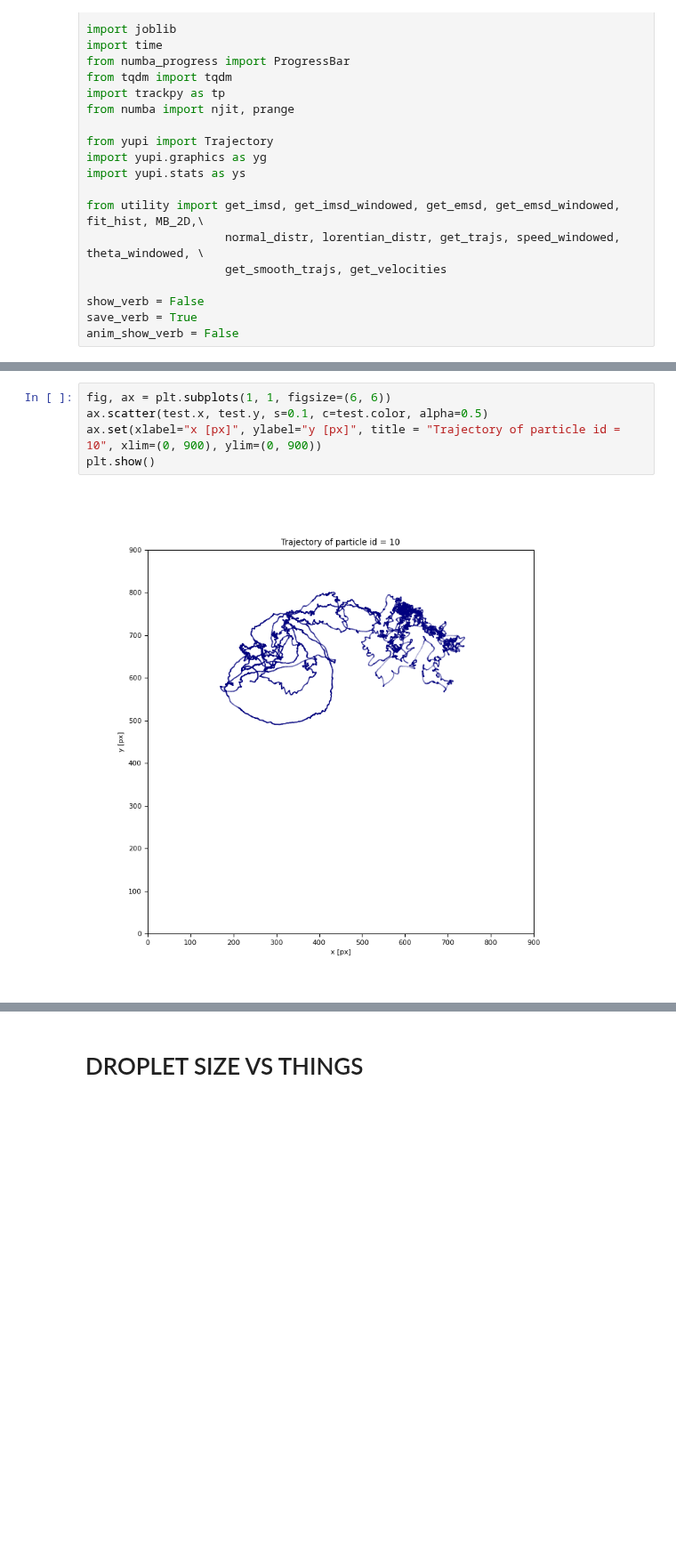
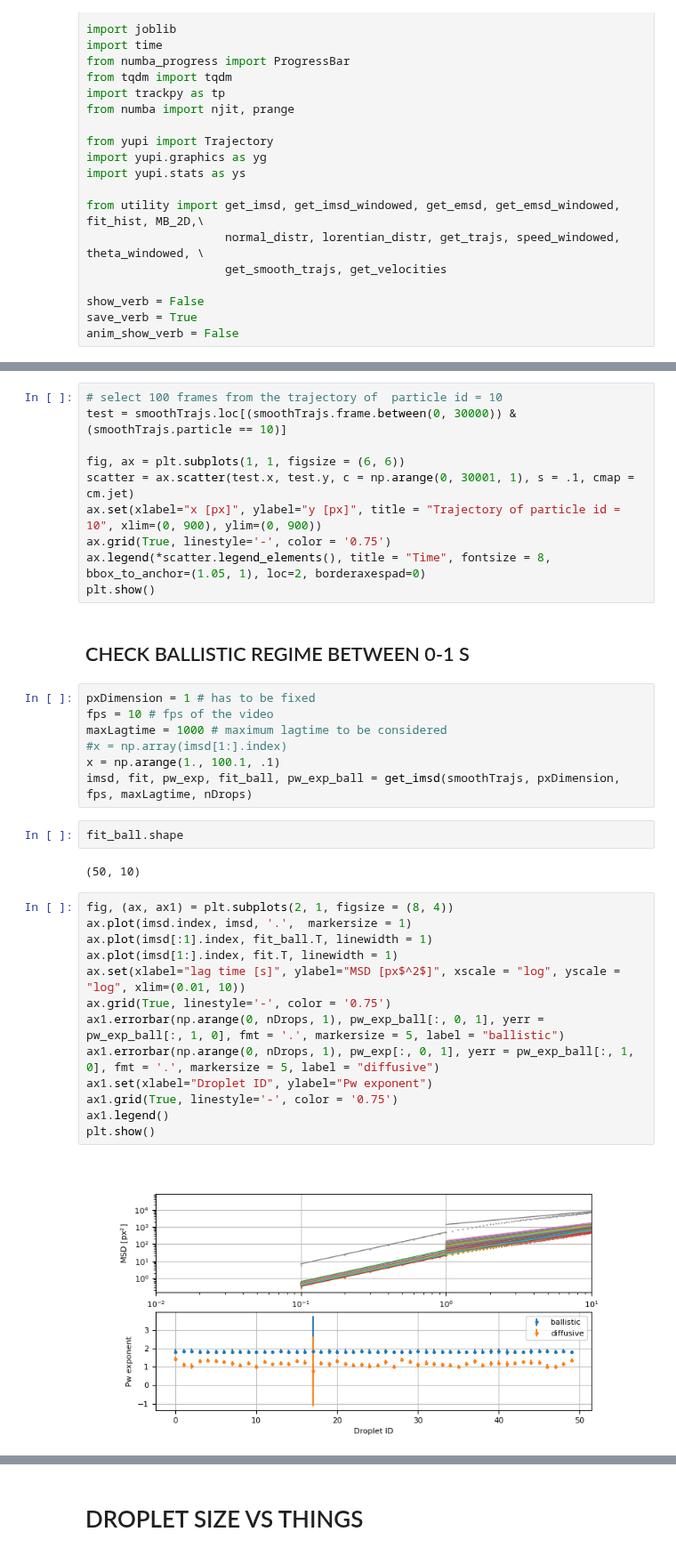
Before and after one commit to skandiz/MasterThesis, a Jupyter notebook: analysis/dev.ipynb, the cells around one changed output, grey strips where cells are left out. Shown at 89% size. Drawn from its saved outputs; the diff is of its cells as text; blank space fills up the shorter version.

```diff
--- a/analysis/dev.ipynb
+++ b/analysis/dev.ipynb
@@ -93,7 +92,38 @@ test = smoothTrajs.loc[(smoothTrajs.frame.between(0, 30000)) & (smoothTrajs.part
 # %%
-fig, ax = plt.subplots(1, 1, figsize=(6, 6))
-ax.scatter(test.x, test.y, s=0.1, c=test.color, alpha=0.5)
+# select 100 frames from the trajectory of  particle id = 10
+test = smoothTrajs.loc[(smoothTrajs.frame.between(0, 30000)) & (smoothTrajs.particle == 10)]
+
+fig, ax = plt.subplots(1, 1, figsize = (6, 6))
+scatter = ax.scatter(test.x, test.y, c = np.arange(0, 30001, 1), s = .1, cmap = cm.jet)
 ax.set(xlabel="x [px]", ylabel="y [px]", title = "Trajectory of particle id = 10", xlim=(0, 900), ylim=(0, 900))
+ax.grid(True, linestyle='-', color = '0.75')
+ax.legend(*scatter.legend_elements(), title = "Time", fontsize = 8, bbox_to_anchor=(1.05, 1), loc=2, borderaxespad=0)
 plt.show()
-# %% [output]
-[figure, removed]
+# %% [markdown]
+## CHECK BALLISTIC REGIME BETWEEN 0-1 S
+# %%
+pxDimension = 1 # has to be fixed
+fps = 10 # fps of the video
+maxLagtime = 1000 # maximum lagtime to be considered
+#x = np.array(imsd[1:].index)
+x = np.arange(1., 100.1, .1)
+imsd, fit, pw_exp, fit_ball, pw_exp_ball = get_imsd(smoothTrajs, pxDimension, fps, maxLagtime, nDrops)
+# %%
+fit_ball.shape
+# %% [output]
+(50, 10)
+# %%
+fig, (ax, ax1) = plt.subplots(2, 1, figsize = (8, 4))
+ax.plot(imsd.index, imsd, '.',  markersize = 1)
+ax.plot(imsd[:1].index, fit_ball.T, linewidth = 1)
+ax.plot(imsd[1:].index, fit.T, linewidth = 1)
+ax.set(xlabel="lag time [s]", ylabel="MSD [px$^2$]", xscale = "log", yscale = "log", xlim=(0.01, 10))
+ax.grid(True, linestyle='-', color = '0.75')
+ax1.errorbar(np.arange(0, nDrops, 1), pw_exp_ball[:, 0, 1], yerr = pw_exp_ball[:, 1, 0], fmt = '.', markersize = 5, label = "ballistic")
+ax1.errorbar(np.arange(0, nDrops, 1), pw_exp[:, 0, 1], yerr = pw_exp_ball[:, 1, 0], fmt = '.', markersize = 5, label = "diffusive")
+ax1.set(xlabel="Droplet ID", ylabel="Pw exponent")
+ax1.grid(True, linestyle='-', color = '0.75')
+ax1.legend()
+plt.show()
+# %% [output]
+[figure, added]
```
Also changed, not shown: parts of 16 cells of this notebook, 27 other files.
